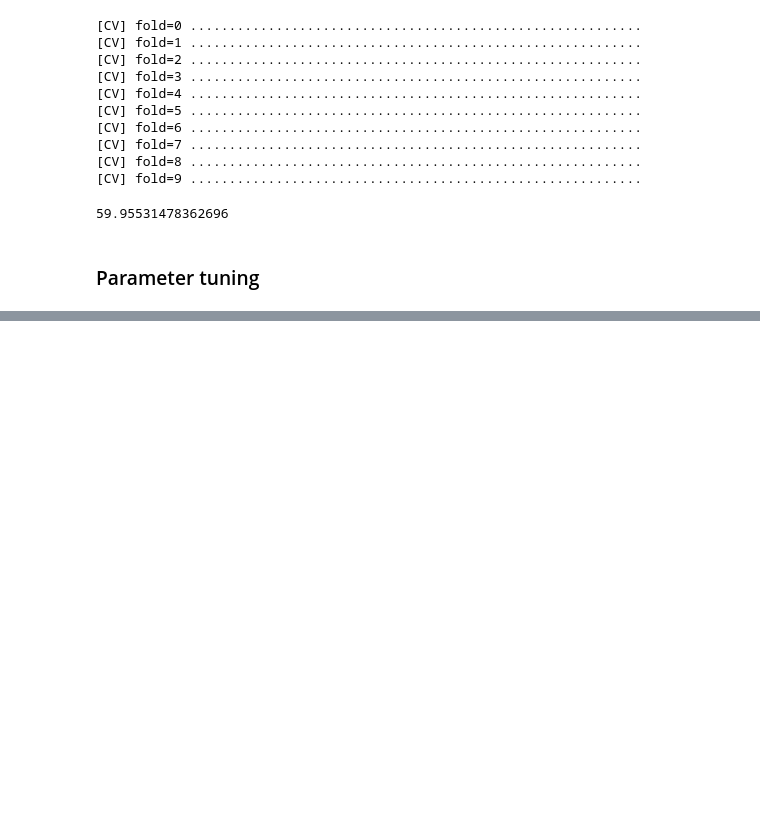
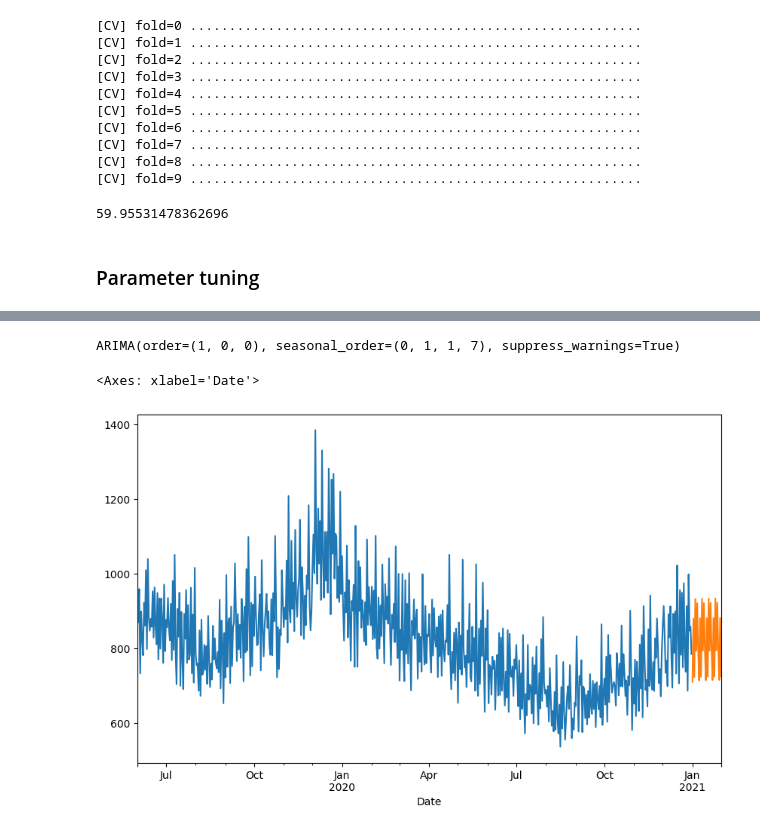
Before and after one commit to JiayiD77/Conjoint-Analysis, a Jupyter notebook: time-series-analysis/sarimax_time_series_analysis.ipynb, the cells around one changed output, grey strips where cells are left out. Drawn from its saved outputs; the diff is of its cells as text; code cells hidden in the pictures; blank space fills up the shorter version.

```diff
--- a/time-series-analysis/sarimax_time_series_analysis.ipynb
+++ b/time-series-analysis/sarimax_time_series_analysis.ipynb
@@ -107,0 +135,7 @@ ValueError: Input contains NaN.
+# %%
+df = pd.read_csv('nyc_data.csv', index_col=0, parse_dates=True)
+df_future = pd.read_csv('future.csv', index_col=0, parse_dates=True)
+df = df.rename(columns={'Demand':'y'})
+X_train = df.iloc[:,1:]
+X_future = df_future.iloc[:,1:]
+X_train.head(2), X_future.head(2)
@@ -107,0 +151,20 @@ ValueError: Input contains NaN.
+# %%
+best_params = grid[np.argmin(rmse)]
+# %%
+model = pm.ARIMA(order=(best_params['p'], best_params['d'], best_params['q']),
+                 seasonal_order=(best_params['P'], best_params['D'], best_params['Q'], 7),
+                 X = X_train,
+                 suppress_warnings=True,
+                 force_stationarity=False)
+model.fit(df.y)
+# %% [output]
+ARIMA(order=(1, 0, 0), seasonal_order=(0, 1, 1, 7), suppress_warnings=True)
+# %%
+predictions = model.predict(n_periods=len(X_future),
+                            X=X_future)
+# %%
+df['y']['2019-6-01':].plot(figsize=(10, 6))
+predictions.plot()
+# %% [output]
+<Axes: xlabel='Date'>
+[figure, added]
```
Also changed, not shown: parts of 3 cells of this notebook.
